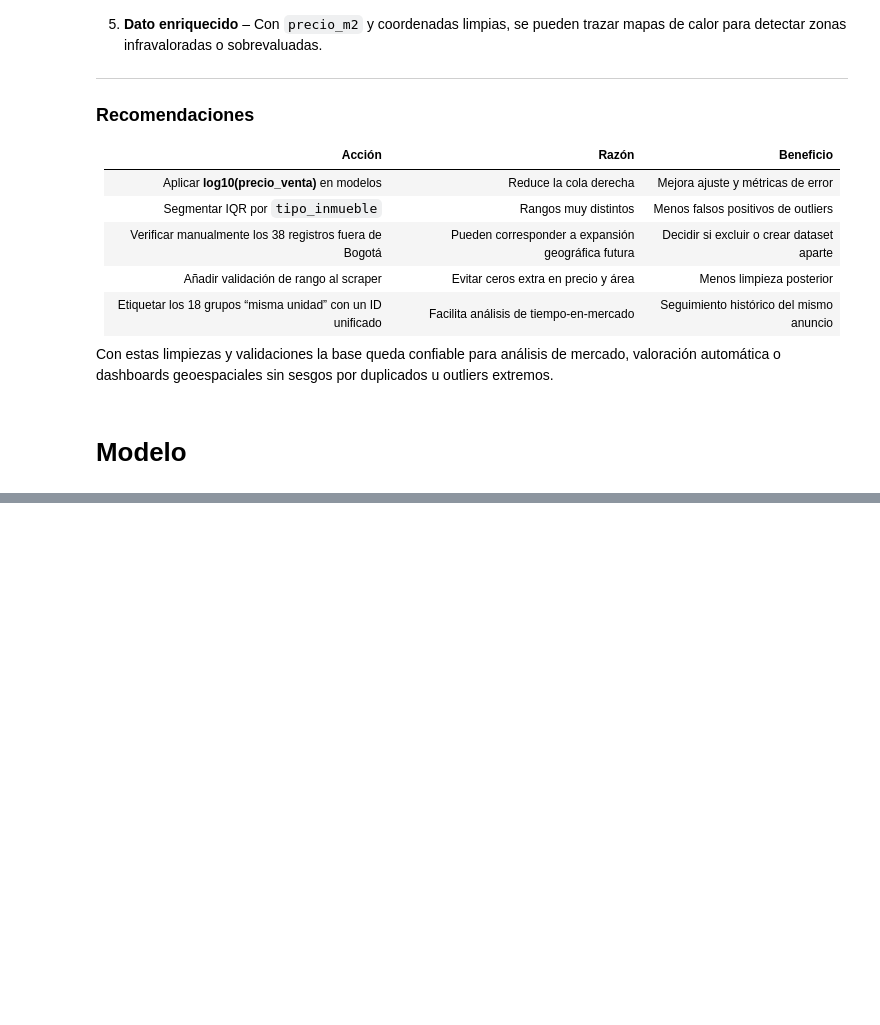
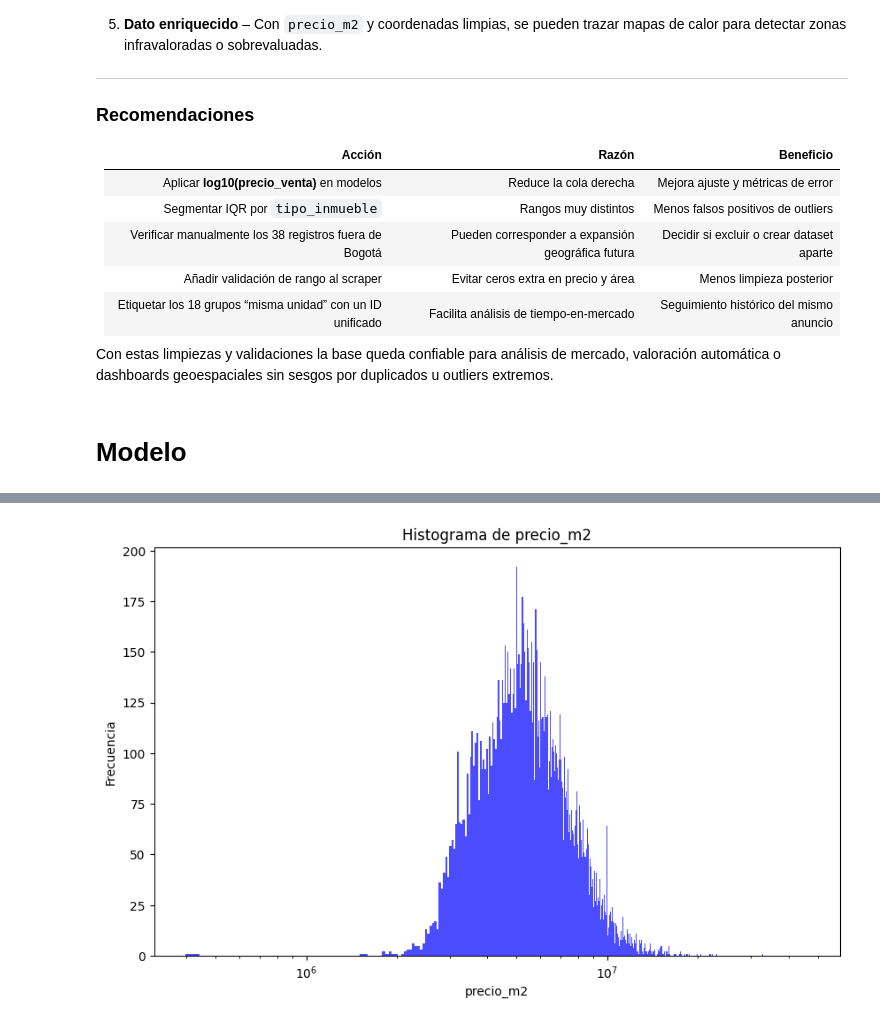
Before and after one commit to santiagogr10/Duppla, a Jupyter notebook: Notebooks/analysis.ipynb, the cells around one changed output, grey strips where cells are left out. Cells and saved outputs as stored; diff of their text form; code cells hidden in the pictures; blank space fills up the shorter version.

```diff
--- a/Notebooks/analysis.ipynb
+++ b/Notebooks/analysis.ipynb
@@ -1118,0 +1042,9 @@ Fuera de la caja (lat/lon): 38
+# %%
+# Eliminar outliers de 'precio_venta' basados en IQR
+data_sin_duplicados = data_sin_duplicados[
+    (data_sin_duplicados['precio_venta'] >= lower_bound) &
+    (data_sin_duplicados['precio_venta'] <= upper_bound)
+].copy()
+
+# Confirmar cuántos registros quedan
+print(f"Número de registros después de eliminar outliers en 'precio_venta': {data_sin_duplicados.shape[0]}")
@@ -1304,18 +1184,5 @@ note: This error originates from a subprocess, and is likely not a problem with
-# %%
-
-# 4) MiniBatch K‑Means
-k = 6                      # puedes probar 4‑10 y validar Silhouette
-kmeans = MiniBatchKMeans(
-    n_clusters=k,
-    batch_size=1024,
-    random_state=42
-)
-clusters = kmeans.fit_predict(X_scaled)
-
-# 5) Añadir al DataFrame original
-df_piso['cluster'] = clusters
-
-# 6) Vista rápida
-print(df_piso[['piso', 'precio_venta', 'area', 'precio_m2', 'cluster']].head())
-print("\nDistribución por clúster:")
-print(df_piso['cluster'].value_counts().sort_index())
+# %%
+df_piso['precio_m2'] = df_piso['precio_venta'] / df_piso['area'].replace(0, np.nan)
+# %%
+for col in ['precio_venta', 'area', 'latitud', 'longitud', 'habitaciones', 'banios']:
+    df_piso[col] = pd.to_numeric(df_piso[col], errors='coerce')
@@ -1321,0 +1212,13 @@ print(df_piso['cluster'].value_counts().sort_index())
+# %%
+import matplotlib.pyplot as plt
+
+# Create histogram for 'precio_m2'
+plt.figure(figsize=(10, 6))
+plt.hist(df_piso['precio_m2'].dropna(), bins=1000, color='blue', alpha=0.7)
+plt.title('Histograma de precio_m2')
+plt.xscale('log')
+plt.xlabel('precio_m2')
+plt.ylabel('Frecuencia')
+plt.show()
+# %% [output]
+[figure, added]
```
Also changed, not shown: parts of 50 cells of this notebook.
